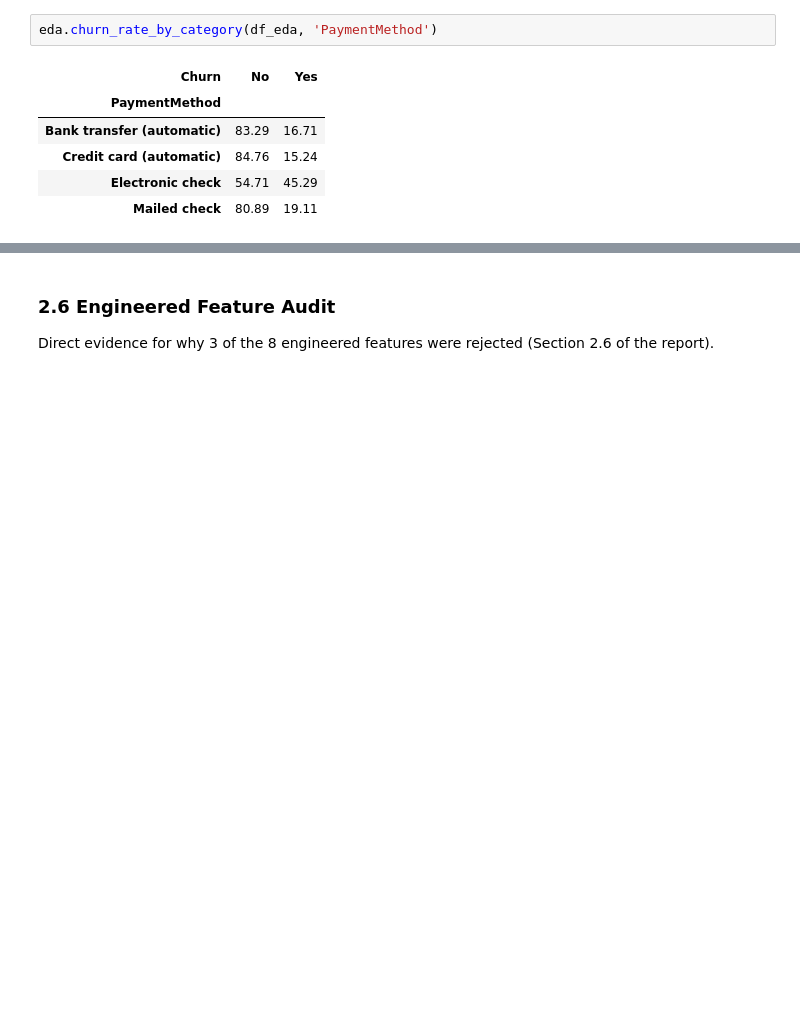
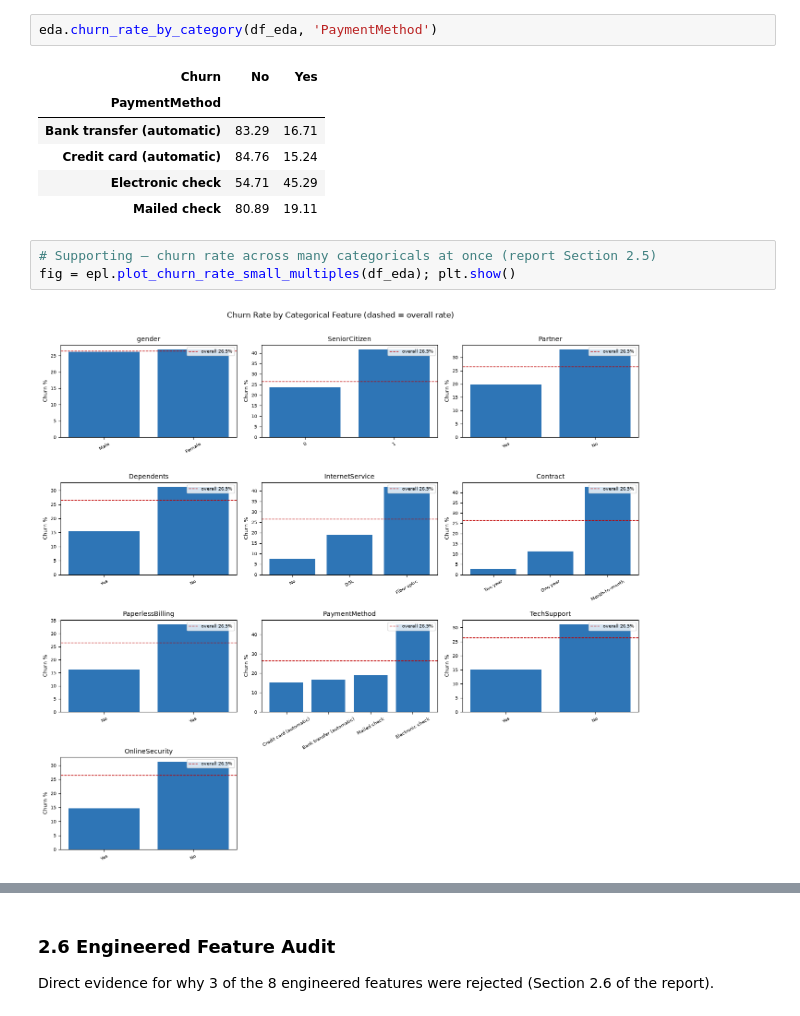
Before and after one commit to slqf25/TelcoPredict, a Jupyter notebook: notebooks/analysis.ipynb, the cells around one changed output, grey strips where cells are left out. Saved outputs shown, nothing was run; the diff lists cells and outputs as text; blank space fills up the shorter version.

```diff
--- a/notebooks/analysis.ipynb
+++ b/notebooks/analysis.ipynb
@@ -73,3 +89,8 @@ eda.churn_rate_by_category(df_eda, 'PaymentMethod')
 | Credit card (automatic) | 84.76 | 15.24 |
 | Electronic check | 54.71 | 45.29 |
 | Mailed check | 80.89 | 19.11 |
+# %%
+# Supporting — churn rate across many categoricals at once (report Section 2.5)
+fig = epl.plot_churn_rate_small_multiples(df_eda); plt.show()
+# %% [output]
+[figure, added]
```
Also changed, not shown: parts of 30 cells of this notebook, 28 other files.
